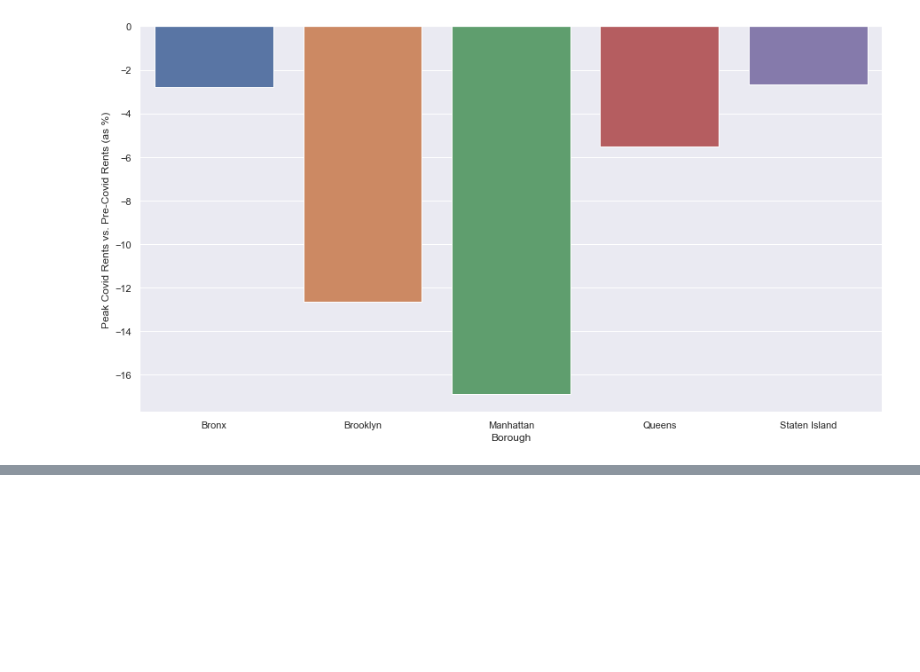
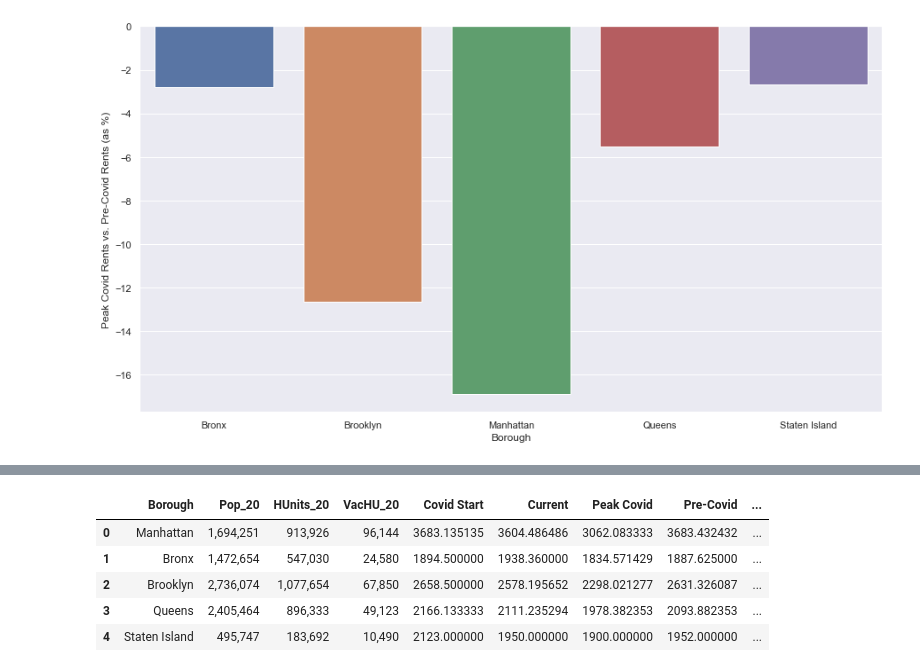
Before and after one commit to jackcopeland11/nyc_apartment_rent_analysis, a Jupyter notebook: python_project_final.ipynb, the cells around one changed output, grey strips where cells are left out. Saved outputs shown, nothing was run; the diff lists cells and outputs as text; code cells hidden in the pictures; blank space fills up the shorter version.

```diff
--- a/python_project_final.ipynb
+++ b/python_project_final.ipynb
@@ -141,0 +161,12 @@ sns.barplot(
+# %%
+census_boros = census_data.loc[census_data['GeoType']== 'Boro']
+census_analysis = census_boros[['Borough', 'Pop_20', 'HUnits_20' , 'VacHU_20']]
+census_analysis = census_analysis.merge(changes, left_on="Borough" , right_on="Borough")
+census_analysis
+# %% [output]
+|  | Borough | Pop_20 | HUnits_20 | VacHU_20 | Covid Start | Current | Peak Covid | Pre-Covid | ... |
+| 0 | Manhattan | 1,694,251 | 913,926 | 96,144 | 3683.135135 | 3604.486486 | 3062.083333 | 3683.432432 | ... |
+| 1 | Bronx | 1,472,654 | 547,030 | 24,580 | 1894.500000 | 1938.360000 | 1834.571429 | 1887.625000 | ... |
+| 2 | Brooklyn | 2,736,074 | 1,077,654 | 67,850 | 2658.500000 | 2578.195652 | 2298.021277 | 2631.326087 | ... |
+| 3 | Queens | 2,405,464 | 896,333 | 49,123 | 2166.133333 | 2111.235294 | 1978.382353 | 2093.882353 | ... |
+| 4 | Staten Island | 495,747 | 183,692 | 10,490 | 2123.000000 | 1950.000000 | 1900.000000 | 1952.000000 | ... |
```
Also changed, not shown: parts of 4 cells of this notebook.
